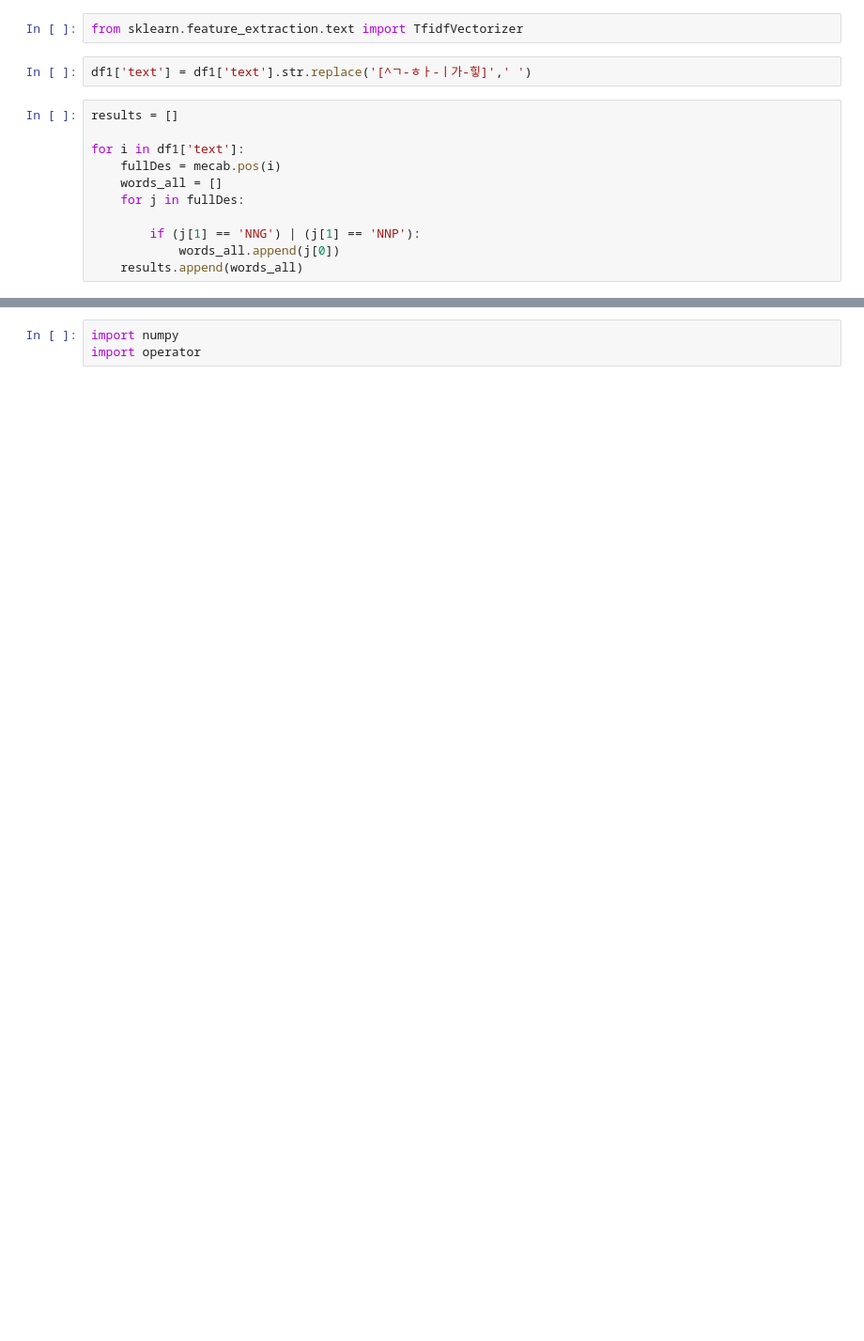
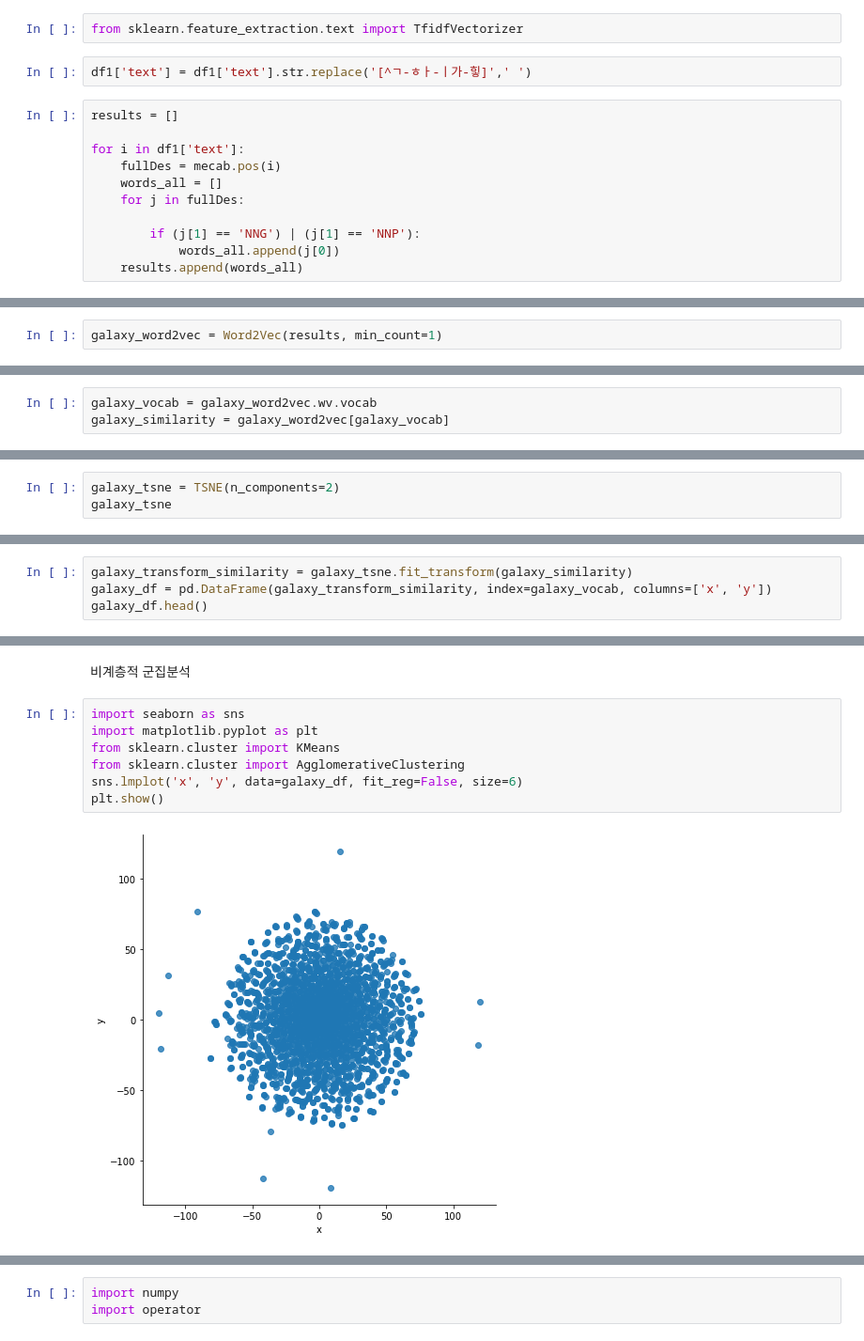
Before and after one commit to Hongbi-Kim/Project_book_recommendation, a Jupyter notebook: 전처리_EDA-text.ipynb, the cells around one changed output, grey strips where cells are left out. Shown at 94% size. Cells and saved outputs as stored; diff of their text form; blank space fills up the shorter version.

```diff
--- a/전처리_EDA-text.ipynb
+++ b/전처리_EDA-text.ipynb
@@ -180,0 +147,2 @@ words_all
+# %%
+galaxy_word2vec = Word2Vec(results, min_count=1)
@@ -180,0 +233,3 @@ words_all
+# %%
+galaxy_vocab = galaxy_word2vec.wv.vocab
+galaxy_similarity = galaxy_word2vec[galaxy_vocab]
@@ -180,0 +272,3 @@ words_all
+# %%
+galaxy_tsne = TSNE(n_components=2)
+galaxy_tsne
@@ -180,0 +277,4 @@ words_all
+# %%
+galaxy_transform_similarity = galaxy_tsne.fit_transform(galaxy_similarity)
+galaxy_df = pd.DataFrame(galaxy_transform_similarity, index=galaxy_vocab, columns=['x', 'y'])
+galaxy_df.head()
@@ -180,0 +288,11 @@ words_all
+# %% [markdown]
+비계층적 군집분석
+# %%
+import seaborn as sns
+import matplotlib.pyplot as plt
+from sklearn.cluster import KMeans
+from sklearn.cluster import AgglomerativeClustering
+sns.lmplot('x', 'y', data=galaxy_df, fit_reg=False, size=6)
+plt.show()
+# %% [output]
+[figure, added]
```
Also changed, not shown: parts of 56 cells of this notebook, 1 other file.
